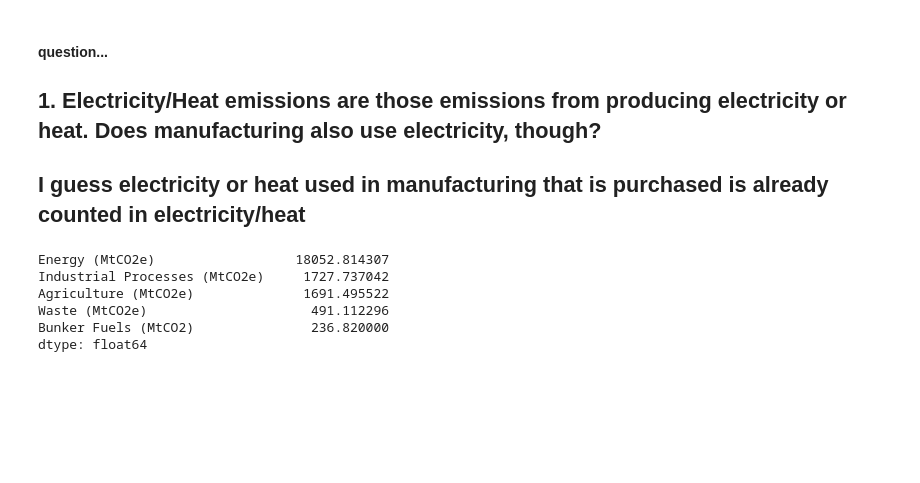
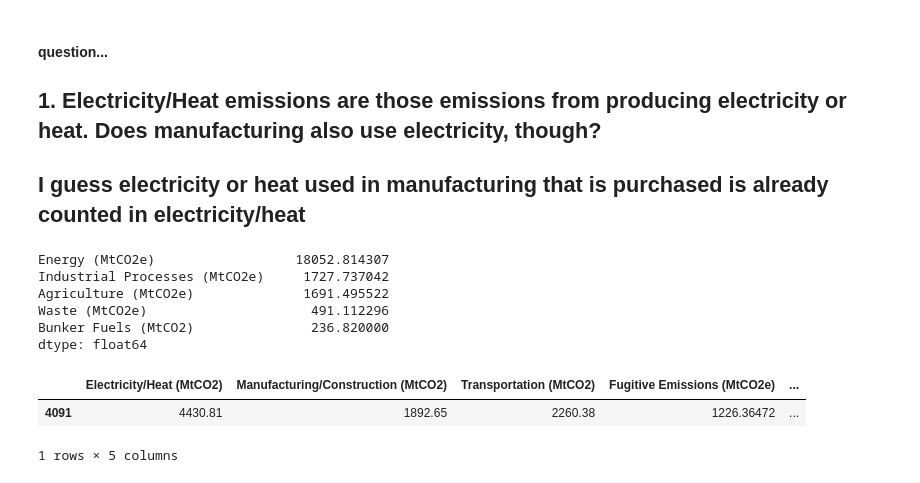
Before and after one commit to mirthbottle/ghg, a Jupyter notebook: country footprints.ipynb, the cells around one changed output. Cells and saved outputs as stored; diff of their text form; code cells hidden in the pictures; blank space fills up the shorter version.

```diff
--- a/country footprints.ipynb
+++ b/country footprints.ipynb
@@ -187,3 +187,12 @@ Agriculture (MtCO2e)              1691.495522
 Waste (MtCO2e)                     491.112296
 Bunker Fuels (MtCO2)               236.820000
 dtype: float64
+# %%
+top_ten_pieces = [e2011[1:3],e2011[5:13]]
+top_ten = pd.concat(top_ten_pieces)
+e2011[sectors][0:1]-top_ten[sectors].sum()
+e2011[energy_sectors][0:1]-top_ten[energy_sectors].sum()
+# %% [output]
+|  | Electricity/Heat (MtCO2) | Manufacturing/Construction (MtCO2) | Transportation (MtCO2) | Fugitive Emissions (MtCO2e) | ... |
+| 4091 | 4430.81 | 1892.65 | 2260.38 | 1226.36472 | ... |
+1 rows × 5 columns
```
Also changed, not shown: 2 other files.
